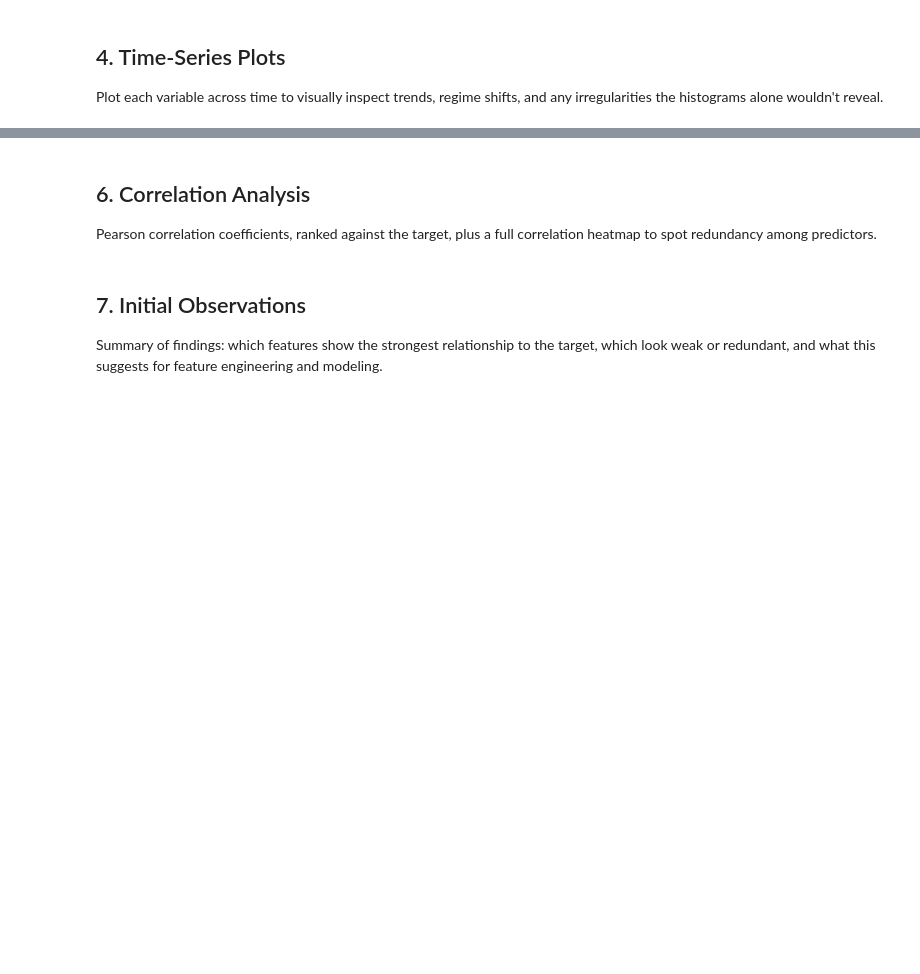
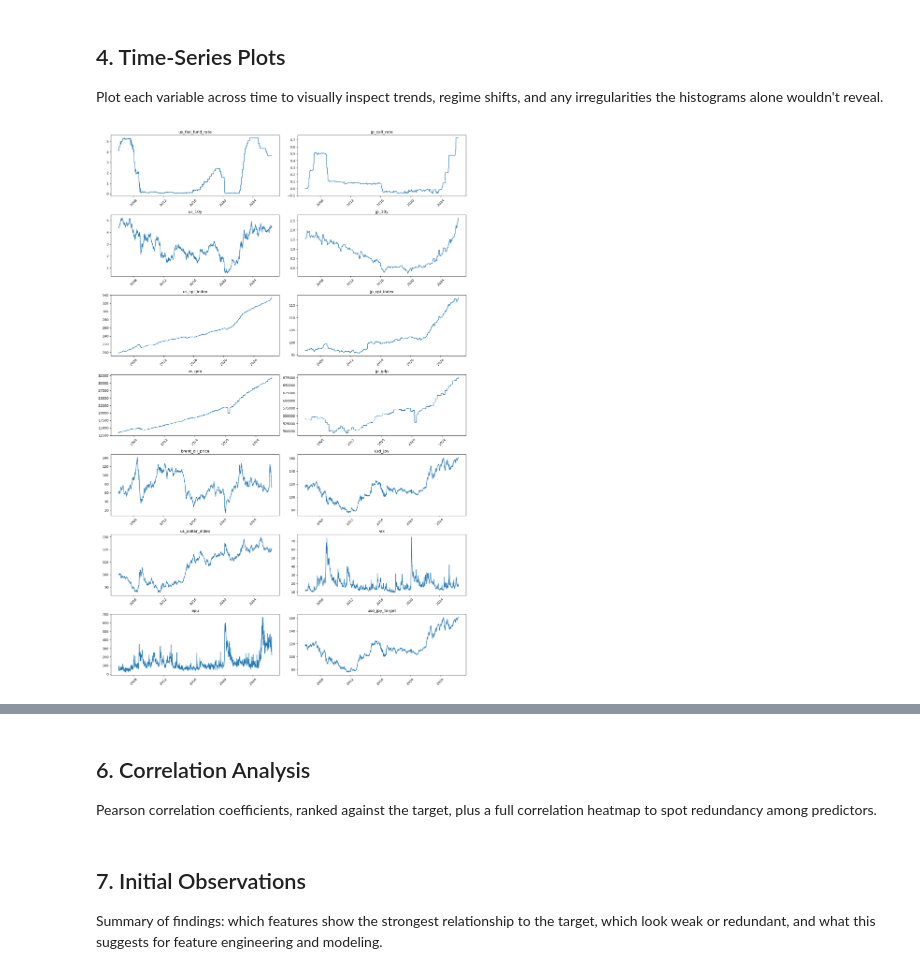
Before and after one commit to msnyd87/USD_JPY_Capstone, a Jupyter notebook: Data_Wrangling/notebooks/04_eda.ipynb, the cells around one changed output, grey strips where cells are left out. Drawn from its saved outputs; the diff is of its cells as text; code cells hidden in the pictures; blank space fills up the shorter version.

```diff
--- a/Data_Wrangling/notebooks/04_eda.ipynb
+++ b/Data_Wrangling/notebooks/04_eda.ipynb
@@ -120,3 +120,16 @@ plt.show()
 Plot each variable across time to visually inspect trends, regime shifts, and any irregularities the histograms alone wouldn't reveal.
 # %%
 # TODO: line plot per variable over DATE
+# %%
+fig, axes = plt.subplots(7, 2, figsize=(16, 24))
+axes = axes.flatten()
+
+for i, col in enumerate(df.columns):
+    axes[i].plot(df.index, df[col])
+    axes[i].set_title(col)
+    axes[i].tick_params(axis='x', rotation=45)
+
+plt.tight_layout()
+plt.show()
+# %% [output]
+[figure, added]
```
Also changed, not shown: parts of 8 cells of this notebook.
